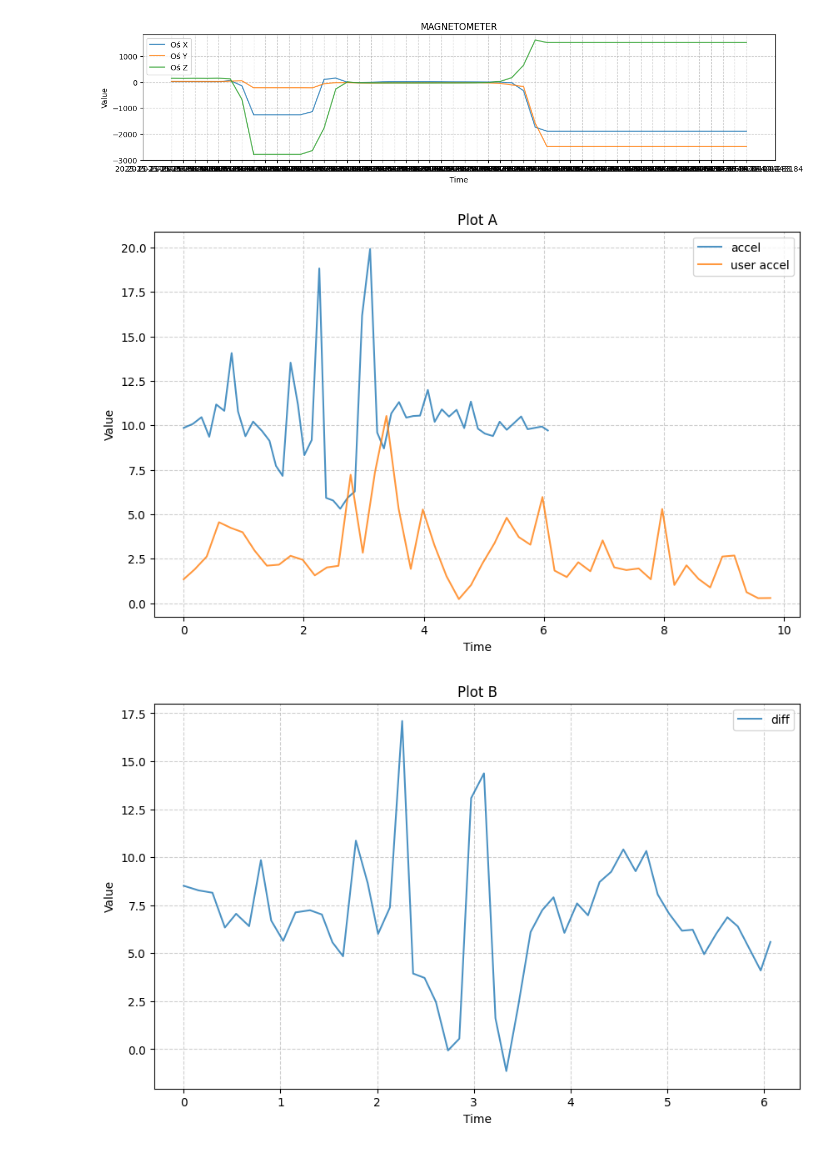
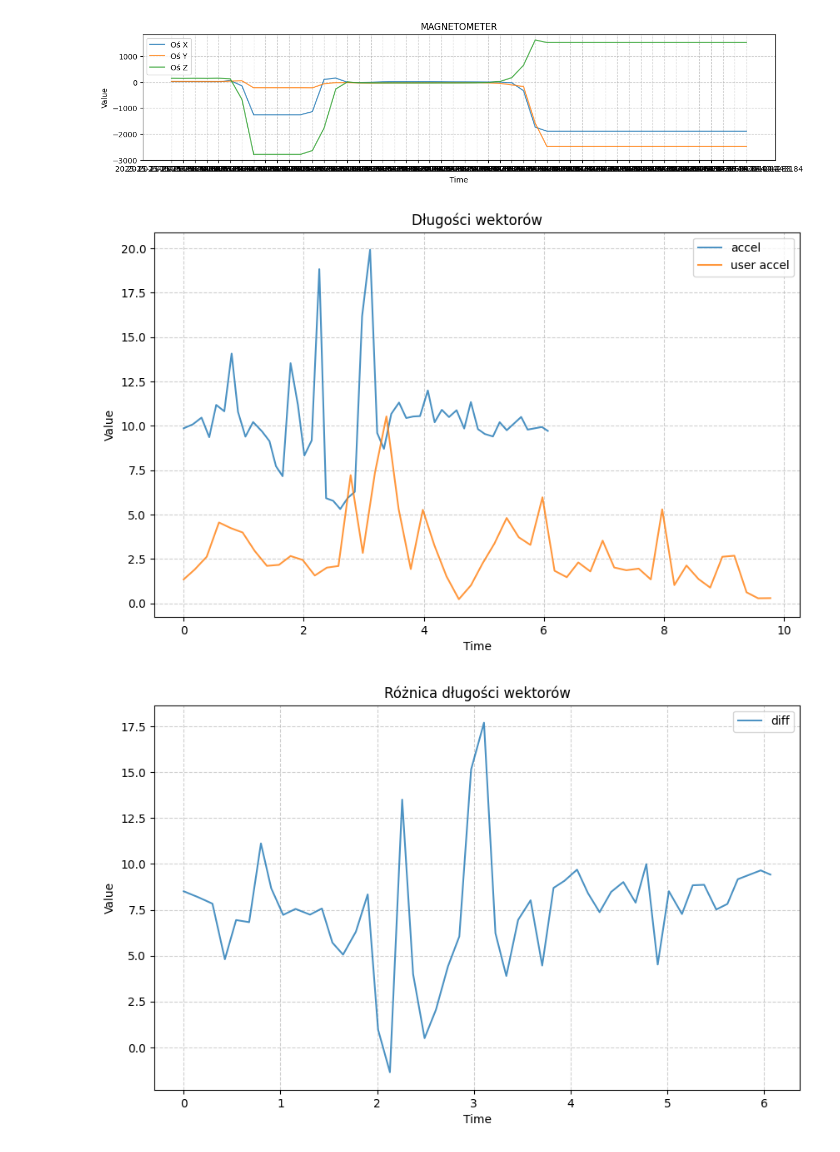
Before and after one commit to DAXPL/FlutterLectures, a Jupyter notebook: DataAnalysis/Untitled-1.ipynb, the cells around one changed output. Drawn from its saved outputs; the diff is of its cells as text; code cells hidden in the pictures.

```diff
--- a/DataAnalysis/Untitled-1.ipynb
+++ b/DataAnalysis/Untitled-1.ipynb
@@ -71,39 +76,38 @@ magnitude_a = np.sqrt(x_a**2 + y_a**2 + z_a**2)
 t_iso_b, x_b, y_b, z_b = read_sensor_txt("uaccel.txt")
 t_sec_b = iso_to_seconds(t_iso_b)
 magnitude_b = np.sqrt(x_b**2 + y_b**2 + z_b**2)
 
-magnitude_b_interp = np.interp(t_sec_a, t_sec_b, magnitude_b)
-magnitude_c = magnitude_a - magnitude_b_interp
+magnitude_c = magnitude_a - magnitude_b
 
 #Plot A
 plt.figure(figsize=(10, 6))
 
 plt.plot(t_sec_a, magnitude_a, label='accel', linewidth=1.5, alpha=0.8)
 plt.plot(t_sec_b, magnitude_b, label='user accel', linewidth=1.5, alpha=0.8)
 
-plt.title("Plot A")
+plt.title("Długości wektorów")
 plt.xlabel("Time")
 plt.ylabel("Value")
 
 plt.legend()
 plt.grid(True, linestyle='--', alpha=0.6)
 plt.show()
 
 #Plot B
 plt.figure(figsize=(10, 6))
 
 plt.plot(t_sec_a, magnitude_c, label='diff', linewidth=1.5, alpha=0.8)
 
-plt.title("Plot B")
+plt.title("Różnica długości wektorów")
 plt.xlabel("Time")
 plt.ylabel("Value")
 
 plt.legend()
 plt.grid(True, linestyle='--', alpha=0.6)
 plt.show()
 # %% [output]
-[figure, old version]
+[figure, new version]
-[figure, old version]
+[figure, new version]
 # %%
 #Zadanie 3
 def getVals(data):
```
Also changed, not shown: parts of 9 cells of this notebook, 11 other files.
